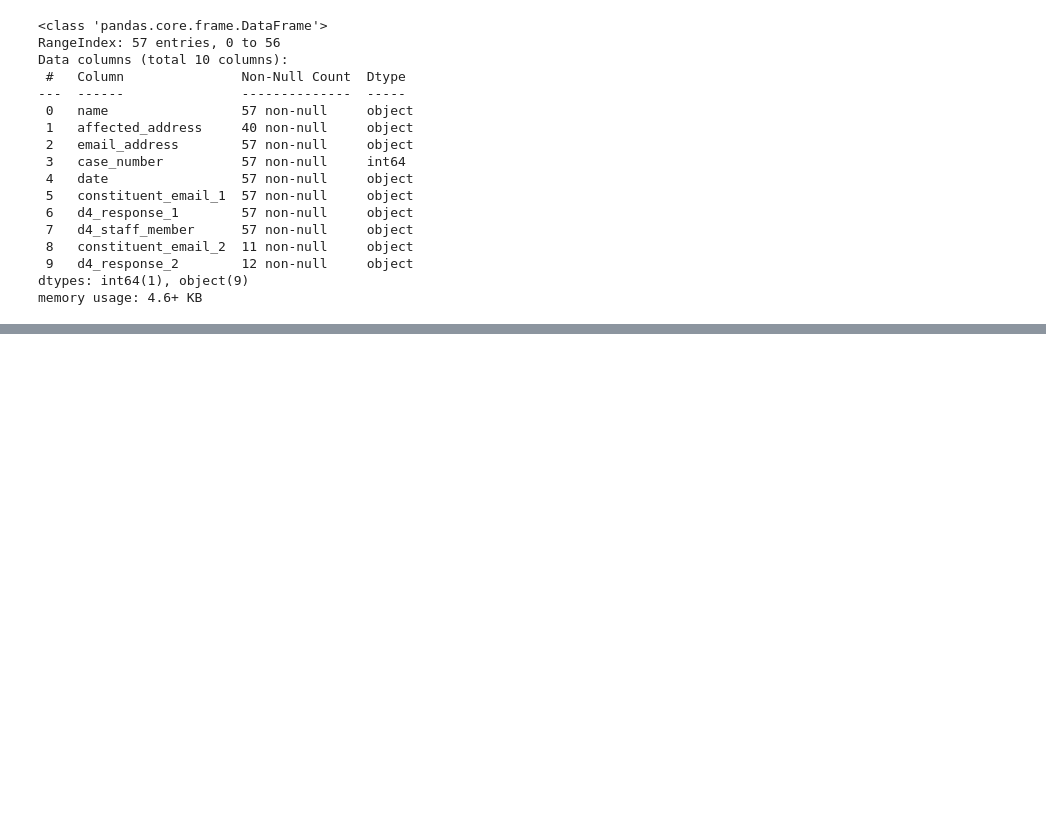
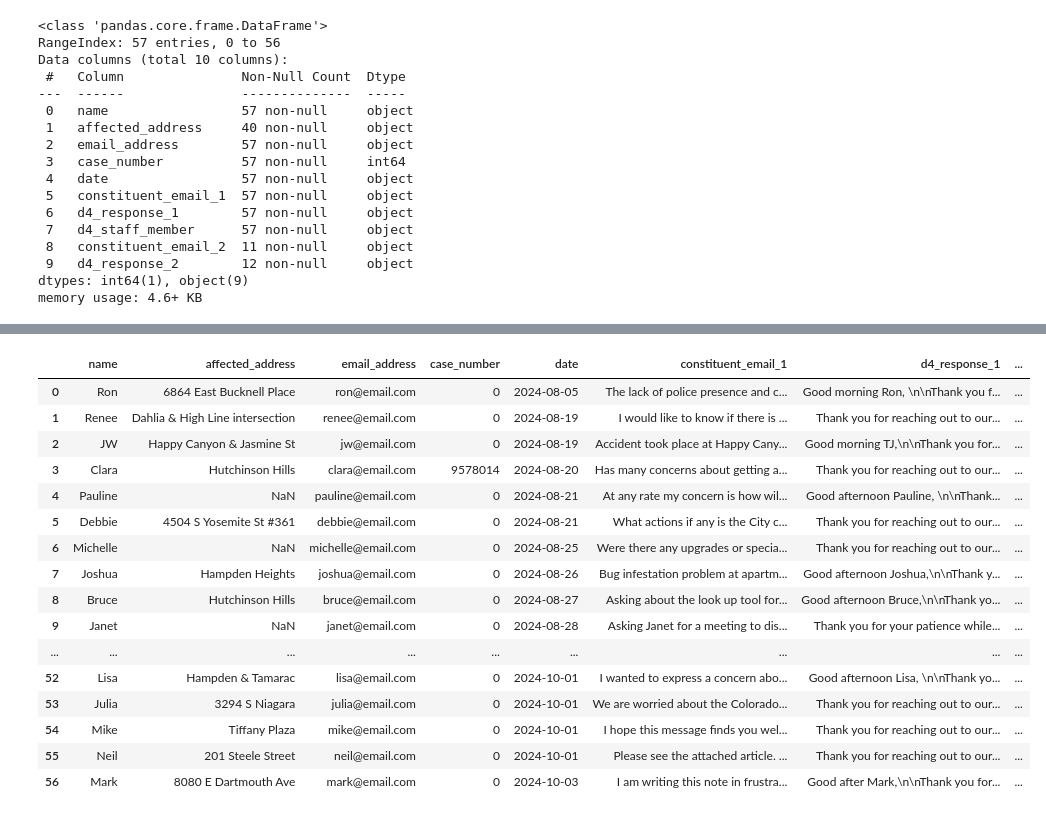
Before and after one commit to JimGile/group3-final-project, a Jupyter notebook: notebooks/topic_modeling.ipynb, the cells around one changed output, grey strips where cells are left out. Saved outputs shown, nothing was run; the diff lists cells and outputs as text; code cells hidden in the pictures; blank space fills up the shorter version.

Commit message:
Working implementation of topics

```diff
--- a/notebooks/topic_modeling.ipynb
+++ b/notebooks/topic_modeling.ipynb
@@ -48,20 +51,17 @@ Data columns (total 10 columns):
 dtypes: int64(1), object(9)
 memory usage: 4.6+ KB
 # %%
-# Use Parts of Speech (POS) tagging to extract the nouns and verbs from the constituent_email_1 column.
+# Use Parts of Speech (POS) tagging to extract the nouns, adjectives, and verbs from the constituent_email_1 column.
 
 # Create a function that takes a string and returns only the nouns and verbs.
-def get_nouns_and_verbs(text: str) -> str:
+def get_nouns_adjs_verbs(text: str) -> str:
     tokens = nlp(text)
-    # nouns_and_verbs = ' '.join([token.text for token in tokens if token.pos_ == "NOUN" or token.pos_ == "VERB"])
-    nouns_and_verbs = ' '.join([token.text for token in tokens if token.pos_ == "NOUN" or token.pos_ == "ADJ" or token.pos_ == "VERB"])
-    # nouns_and_verbs = ' '.join([token.text for token in tokens if token.pos_ == "NOUN"])
-    # Use a set to get unique words
-    unique = set(nouns_and_verbs.lower().split())
+    nouns_adjs_verbs = ' '.join([token.text for token in tokens if token.pos_ == "NOUN" or token.pos_ == "ADJ" or token.pos_ == "VERB"])
+    unique = set(nouns_adjs_verbs.lower().split())
     return ' '.join(unique)
 
-d4_emails_df['constituent_email_1'] = d4_emails_df['constituent_email_1'].apply(get_nouns_and_verbs)
-d4_emails_df['constituent_email_1']
+d4_emails_df['nouns_adjs_verbs'] = d4_emails_df['constituent_email_1'].apply(get_nouns_adjs_verbs)
+d4_emails_df['nouns_adjs_verbs']
 # %% [output]
 0          sending concern affordable second item police great enforcement lack tax message wanting more denver violations behavior set important accomplish code goals presence reckless growing inform ...
 1                                                                                                       put pedestrian light is aywya signal implemented intersection turn like flashing yellow possible ...
@@ -175,5 +82,0 @@ topic_results.shape
-# %%
-# Read the bbc_news_articles.csv file into a DataFrame.
-d4_emails_df = pd.read_csv('../resources/scrubbed_data.csv')
-# Display the DataFrame.
-d4_emails_df.head()
@@ -246,0 +180,25 @@ d4_emails_df.tail(10)
+# %%
+# Drop the 'nouns_adjs_verbs' column
+d4_topic_df = d4_emails_df.drop(columns=['nouns_adjs_verbs'])
+# Save the dataframe to a csv file
+d4_topic_df.to_csv('../resources/d4_emails_topics.csv', index=False)
+# %%
+d4_topic_df
+# %% [output]
+|  | name | affected_address | email_address | case_number | date | constituent_email_1 | d4_response_1 | ... |
+| 0 | Ron | 6864 East Bucknell Place | ron@email.com | 0 | 2024-08-05 | The lack of police presence and c... | Good morning Ron, \n\nThank you f... | ... |
+| 1 | Renee | Dahlia & High Line intersection | renee@email.com | 0 | 2024-08-19 | I would like to know if there is ... | Thank you for reaching out to our... | ... |
+| 2 | JW | Happy Canyon & Jasmine St | jw@email.com | 0 | 2024-08-19 | Accident took place at Happy Cany... | Good morning TJ,\n\nThank you for... | ... |
+| 3 | Clara | Hutchinson Hills | clara@email.com | 9578014 | 2024-08-20 | Has many concerns about getting a... | Thank you for reaching out to our... | ... |
+| 4 | Pauline | NaN | pauline@email.com | 0 | 2024-08-21 | At any rate my concern is how wil... | Good afternoon Pauline, \n\nThank... | ... |
+| 5 | Debbie | 4504 S Yosemite St #361 | debbie@email.com | 0 | 2024-08-21 | What actions if any is the City c... | Thank you for reaching out to our... | ... |
+| 6 | Michelle | NaN | michelle@email.com | 0 | 2024-08-25 | Were there any upgrades or specia... | Thank you for reaching out to our... | ... |
+| 7 | Joshua | Hampden Heights | joshua@email.com | 0 | 2024-08-26 | Bug infestation problem at apartm... | Good afternoon Joshua,\n\nThank y... | ... |
+| 8 | Bruce | Hutchinson Hills | bruce@email.com | 0 | 2024-08-27 | Asking about the look up tool for... | Good afternoon Bruce,\n\nThank yo... | ... |
+| 9 | Janet | NaN | janet@email.com | 0 | 2024-08-28 | Asking Janet for a meeting to dis... | Thank you for your patience while... | ... |
+| ... | ... | ... | ... | ... | ... | ... | ... | ... |
+| 52 | Lisa | Hampden & Tamarac | lisa@email.com | 0 | 2024-10-01 | I wanted to express a concern abo... | Good afternoon Lisa, \n\nThank yo... | ... |
+| 53 | Julia | 3294 S Niagara | julia@email.com | 0 | 2024-10-01 | We are worried about the Colorado... | Thank you for reaching out to our... | ... |
+| 54 | Mike | Tiffany Plaza | mike@email.com | 0 | 2024-10-01 | I hope this message finds you wel... | Thank you for reaching out to our... | ... |
+| 55 | Neil | 201 Steele Street | neil@email.com | 0 | 2024-10-01 | Please see the attached article. ... | Thank you for reaching out to our... | ... |
+| 56 | Mark | 8080 E Dartmouth Ave | mark@email.com | 0 | 2024-10-03 | I am writing this note in frustra... | Good after Mark,\n\nThank you for... | ... |
```
Also changed, not shown: parts of 20 cells of this notebook, 2 other files.
